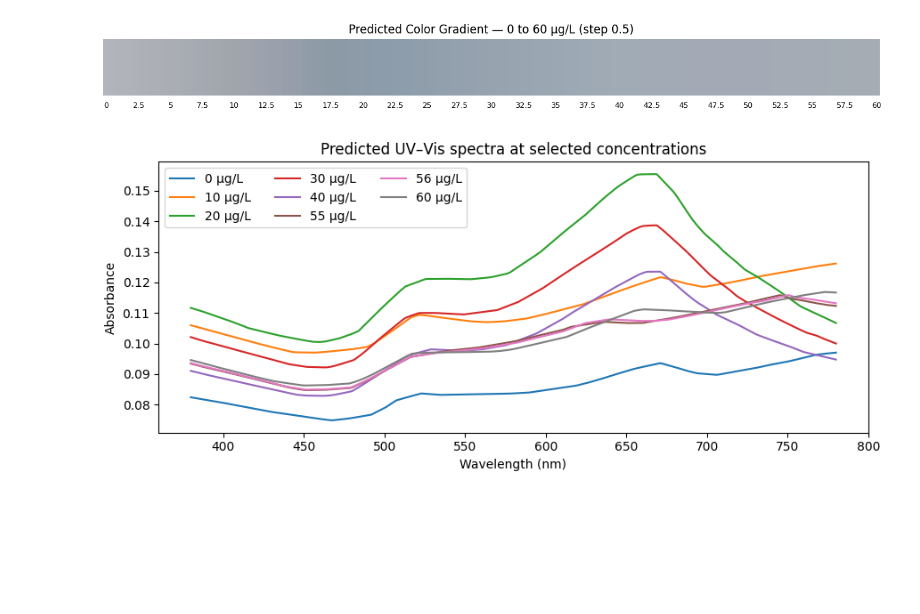
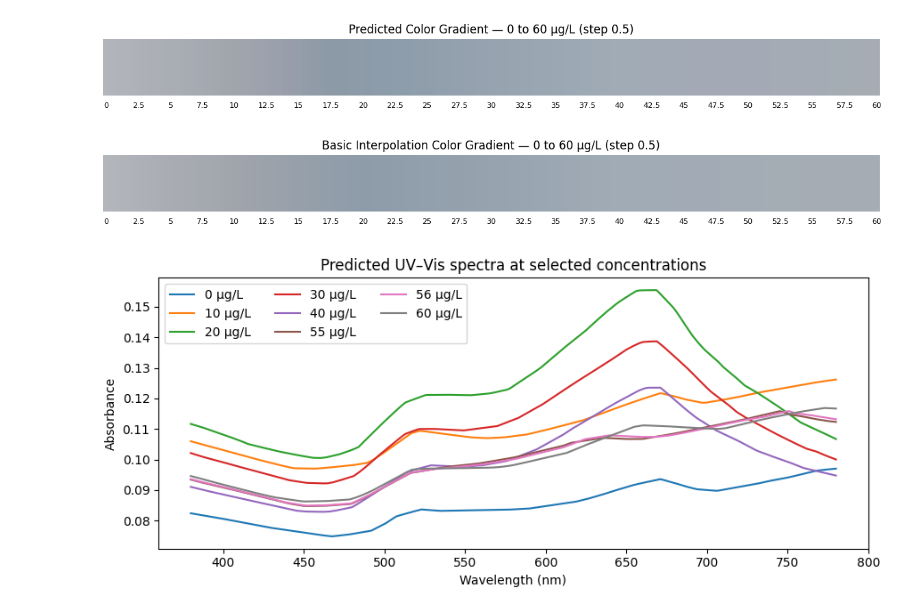
Before and after one commit to sushirito/ArsenicFR, a Jupyter notebook: ArsenicAutoencoder.ipynb, the cells around one changed output. Drawn from its saved outputs; the diff is of its cells as text; code cells hidden in the pictures; blank space fills up the shorter version.

```diff
--- a/ArsenicAutoencoder.ipynb
+++ b/ArsenicAutoencoder.ipynb
@@ -371,6 +303,95 @@ plt.tight_layout()
 plt.show()
 # %% [output]
 [figure]
+# %%
+# Basic interpolation gradient (no neural net): colors from linearly interpolated *measured* spectra
+import pandas as pd
+import numpy as np
+import matplotlib.pyplot as plt
+from colour import SpectralDistribution, sd_to_XYZ, XYZ_to_sRGB
+from colour import MSDS_CMFS, SDS_ILLUMINANTS
+
+# --- Tunables ---
+SOURCE_CSV   = "/content/drive/MyDrive/ArsenicSTS/UVVisData/0.30MB_AuNP_As.csv"  # raw measured spectra
+C_START      = 0.0
+C_END        = 60.0
+C_STEP       = 0.5
+ABS_MULT     = 4.0     # same absorbance multiplier as before
+LABEL_EVERY  = 5       # label every N swatches
+
+# Load raw measured spectra
+df = pd.read_csv(SOURCE_CSV)
+df.columns = df.columns.map(str).str.strip()
+df["Wavelength"] = pd.to_numeric(df["Wavelength"], errors="coerce")
+
+# Identify numeric concentration columns and sort
+conc_cols = []
+for c in df.columns:
+    if c == "Wavelength":
+        continue
+    try:
+        float(c)
+        conc_cols.append(c)
+    except:
+        pass
+concs_known = np.array(sorted([float(c) for c in conc_cols], key=float), dtype=float)
+cols_sorted = [str(int(c)) if float(c).is_integer() else str(c) for c in concs_known]
+
+# Visible subset
+vis = df[(df["Wavelength"] >= 380) & (df["Wavelength"] <= 780)].copy()
+wvl = vis["Wavelength"].values.astype(float)
+A_known = np.stack([vis[c].astype(float).values for c in cols_sorted], axis=1)  # shape [λ, K]
+
+# Build target concentration grid
+concs_grid = np.round(np.arange(C_START, C_END + 1e-12, C_STEP), 6)
+
+# Linear interpolation across concentration for each wavelength
+# For each λ-row, interpolate A_known[row, :] over concs_known to concs_grid
+A_interp = np.vstack([
+    np.interp(concs_grid, concs_known, A_known[row, :])  # clamp at ends
+    for row in range(A_known.shape[0])
+])  # shape [λ, |grid|]
+
+# CIE setup
+cmfs       = MSDS_CMFS['CIE 1931 2 Degree Standard Observer']
+illuminant = SDS_ILLUMINANTS['D65']
+
+# Compute color per grid concentration
+colors = []
+for j in range(A_interp.shape[1]):
+    A = A_interp[:, j]
+    T = 10 ** (-ABS_MULT * A)
+    sd = SpectralDistribution(dict(zip(wvl, T)))
+    XYZ = sd_to_XYZ(sd, cmfs, illuminant) / 100.0
+    rgb = np.clip(XYZ_to_sRGB(XYZ), 0, 1)
+    colors.append(rgb)
+
+# Plot gradient
+w = max(8, min(24, 2 + 0.08 * len(colors)))
+fig, ax = plt.subplots(figsize=(w, 1.6))
+for i, c in enumerate(colors):
+    ax.add_patch(plt.Rectangle((i, 0), 1, 1, color=c))
+    if (i % LABEL_EVERY) == 0 or i == len(colors) - 1:
+        ax.text(i + 0.5, -0.12, f"{concs_grid[i]:g}", ha="center", va="top", fontsize=8)
+
+ax.set_xlim(0, len(colors))
+ax.set_ylim(0, 1)
+ax.axis("off")
+
+# Title
+if len(concs_grid) > 1:
+    diffs = np.diff(concs_grid)
+    step = diffs[0] if np.allclose(diffs, diffs[0]) else "var"
+    title = f"Basic Interpolation Color Gradient — {concs_grid[0]:g} to {concs_grid[-1]:g} µg/L"
+    if step != "var":
+        title += f" (step {step:g})"
+else:
+    title = f"Basic Interpolation Color — {concs_grid[0]:g} µg/L"
+plt.title(title)
+plt.tight_layout()
+plt.show()
+# %% [output]
+[figure, added]
 # %%
 import pandas as pd
 import numpy as np
```
Also changed, not shown: parts of 3 cells of this notebook.
